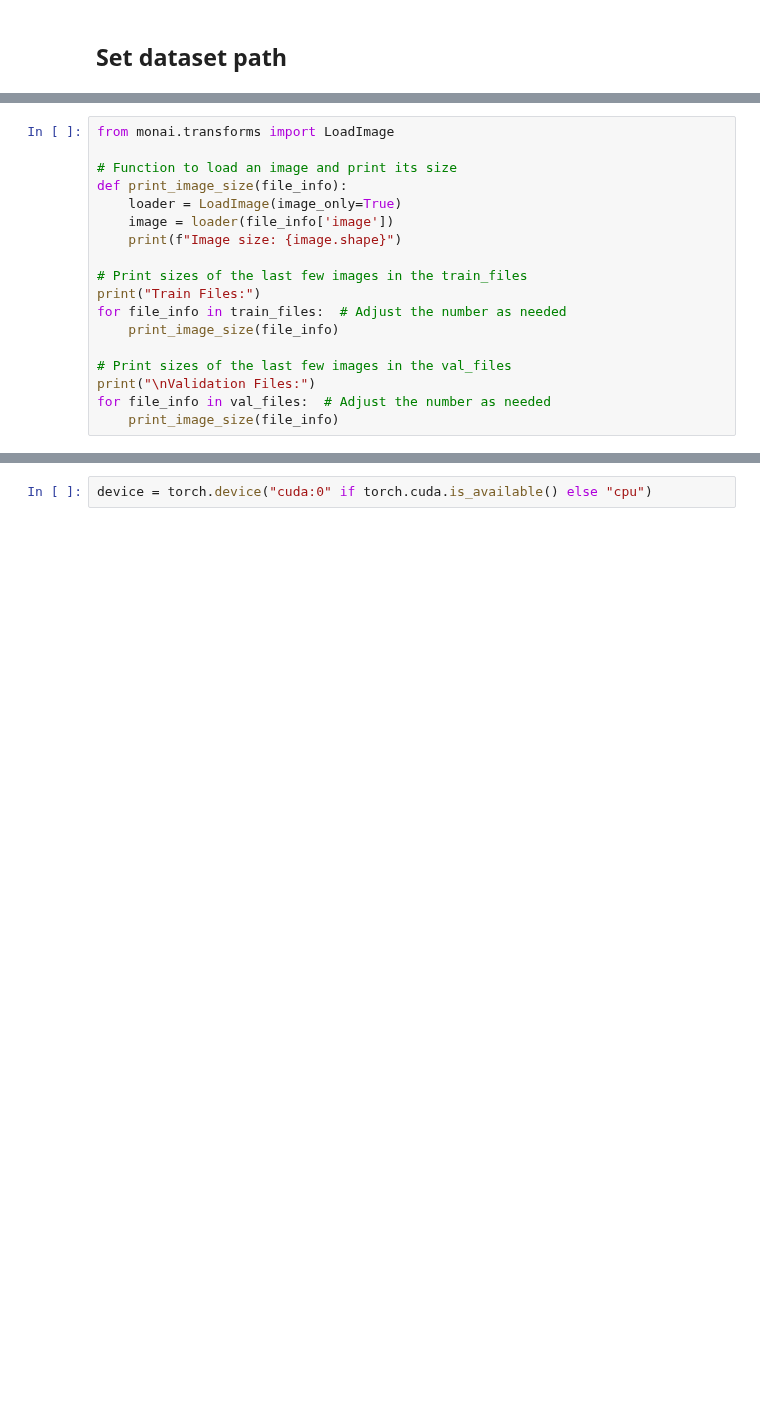
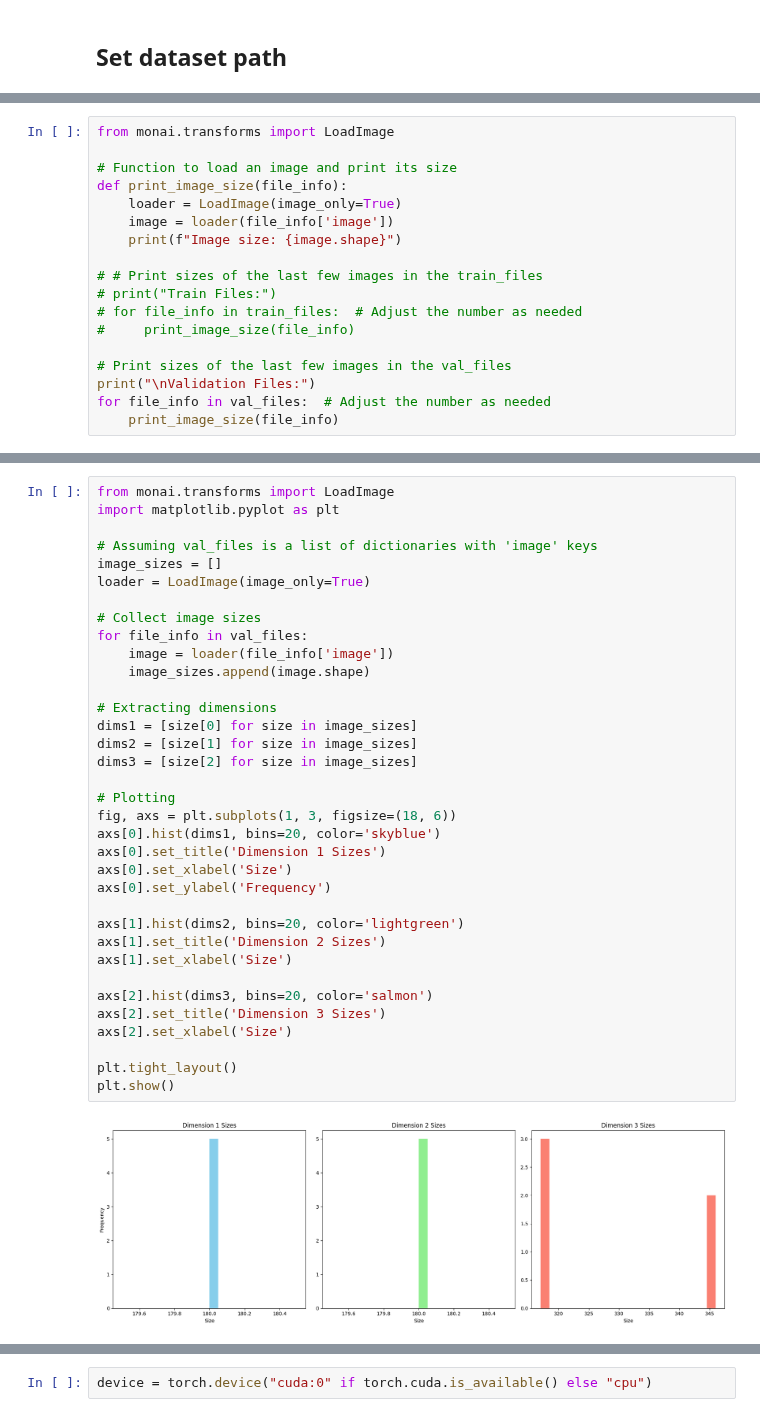
Before and after one commit to s-shahpouri/DL_PET, a Jupyter notebook: Data_cheking.ipynb, the cells around one changed output, grey strips where cells are left out. Drawn from its saved outputs; the diff is of its cells as text; blank space fills up the shorter version.

```diff
--- a/Data_cheking.ipynb
+++ b/Data_cheking.ipynb
@@ -43,10 +49,10 @@ def print_image_size(file_info):
     image = loader(file_info['image'])
     print(f"Image size: {image.shape}")
 
-# Print sizes of the last few images in the train_files
-print("Train Files:")
-for file_info in train_files:  # Adjust the number as needed
-    print_image_size(file_info)
+# # Print sizes of the last few images in the train_files
+# print("Train Files:")
+# for file_info in train_files:  # Adjust the number as needed
+#     print_image_size(file_info)
 
 # Print sizes of the last few images in the val_files
 print("\nValidation Files:")
@@ -69 +68,38 @@ Image size: torch.Size([180, 180, 317])
+# %%
+from monai.transforms import LoadImage
+import matplotlib.pyplot as plt
+
+# Assuming val_files is a list of dictionaries with 'image' keys
+image_sizes = []
+loader = LoadImage(image_only=True)
+
+# Collect image sizes
+for file_info in val_files:
+    image = loader(file_info['image'])
+    image_sizes.append(image.shape)
+
+# Extracting dimensions
+dims1 = [size[0] for size in image_sizes]
+dims2 = [size[1] for size in image_sizes]
+dims3 = [size[2] for size in image_sizes]
+
+# Plotting
+fig, axs = plt.subplots(1, 3, figsize=(18, 6))
+axs[0].hist(dims1, bins=20, color='skyblue')
+axs[0].set_title('Dimension 1 Sizes')
+axs[0].set_xlabel('Size')
+axs[0].set_ylabel('Frequency')
+
+axs[1].hist(dims2, bins=20, color='lightgreen')
+axs[1].set_title('Dimension 2 Sizes')
+axs[1].set_xlabel('Size')
+
+axs[2].hist(dims3, bins=20, color='salmon')
+axs[2].set_title('Dimension 3 Sizes')
+axs[2].set_xlabel('Size')
+
+plt.tight_layout()
+plt.show()
+# %% [output]
+[figure, added]
 # %%
```
Also changed, not shown: parts of 35 cells of this notebook, 45 other files.
